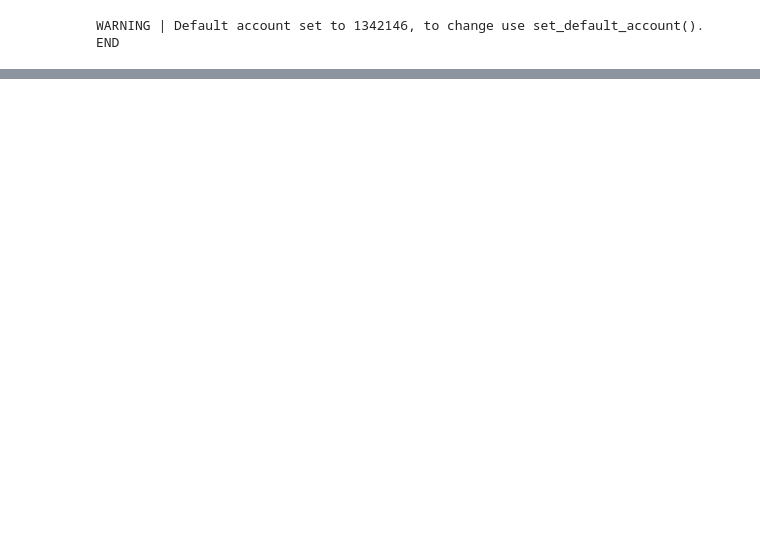
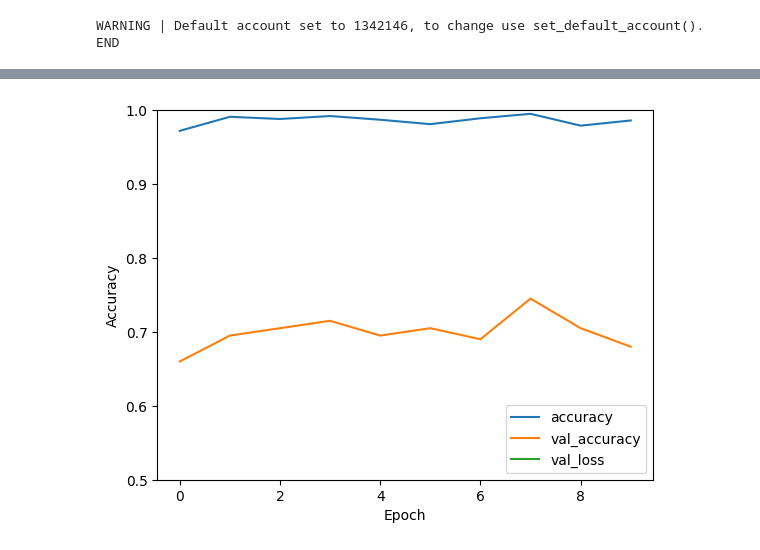
Before and after one commit to tazzo/kragle, a Jupyter notebook: forex_history.ipynb, the cells around one changed output, grey strips where cells are left out. Cells and saved outputs as stored; diff of their text form; code cells hidden in the pictures; blank space fills up the shorter version.

```diff
--- a/forex_history.ipynb
+++ b/forex_history.ipynb
@@ -651,0 +206,21 @@ str(delta)
+# %%
+import tensorflow as tf
+
+from tensorflow.keras import datasets, layers, models
+
+
+model = models.Sequential()
+model.add(layers.Conv2D(32, (1, 3), activation='relu', input_shape=(6, 10, 2), padding='same'))
+model.add(layers.Conv2D(32, (3, 3), activation='relu', padding='same'))
+model.add(layers.Dropout(0.25))
+model.add(layers.Conv2D(64, (3, 3), activation='relu', padding='same'))
+
+model.add(layers.Conv2D(64, (3, 3), activation='relu', padding='same'))
+
+
+
+model.add(layers.Flatten())
+model.add(layers.Dense(64, activation='relu'))
+model.add(layers.Dense(3, activation='softmax'))
+
+model.summary()
@@ -651,0 +245,7 @@ str(delta)
+# %%
+model.compile(optimizer='adam',
+              loss=tf.keras.losses.SparseCategoricalCrossentropy(from_logits=False),
+              metrics=['accuracy'],
+              run_eagerly=True)
+
+history = model.fit(train_set, train_labels, epochs=10, validation_data=valid)
@@ -651,0 +273,15 @@ str(delta)
+# %%
+import matplotlib.pyplot as plt
+
+plt.plot(history.history['accuracy'], label='accuracy')
+plt.plot(history.history['val_accuracy'], label = 'val_accuracy')
+plt.plot(history.history['val_loss'], label = 'val_loss')
+plt.xlabel('Epoch')
+plt.ylabel('Accuracy')
+plt.ylim([0.5, 1])
+plt.legend(loc='lower right')
+
+test_loss, test_acc = model.evaluate(test[0],  test[1], verbose=2)
+
+print(test_acc)
+# %% [output]
@@ -651,0 +290 @@ str(delta)
+[figure, added]
```
Also changed, not shown: parts of 37 cells of this notebook, 3 other files.
